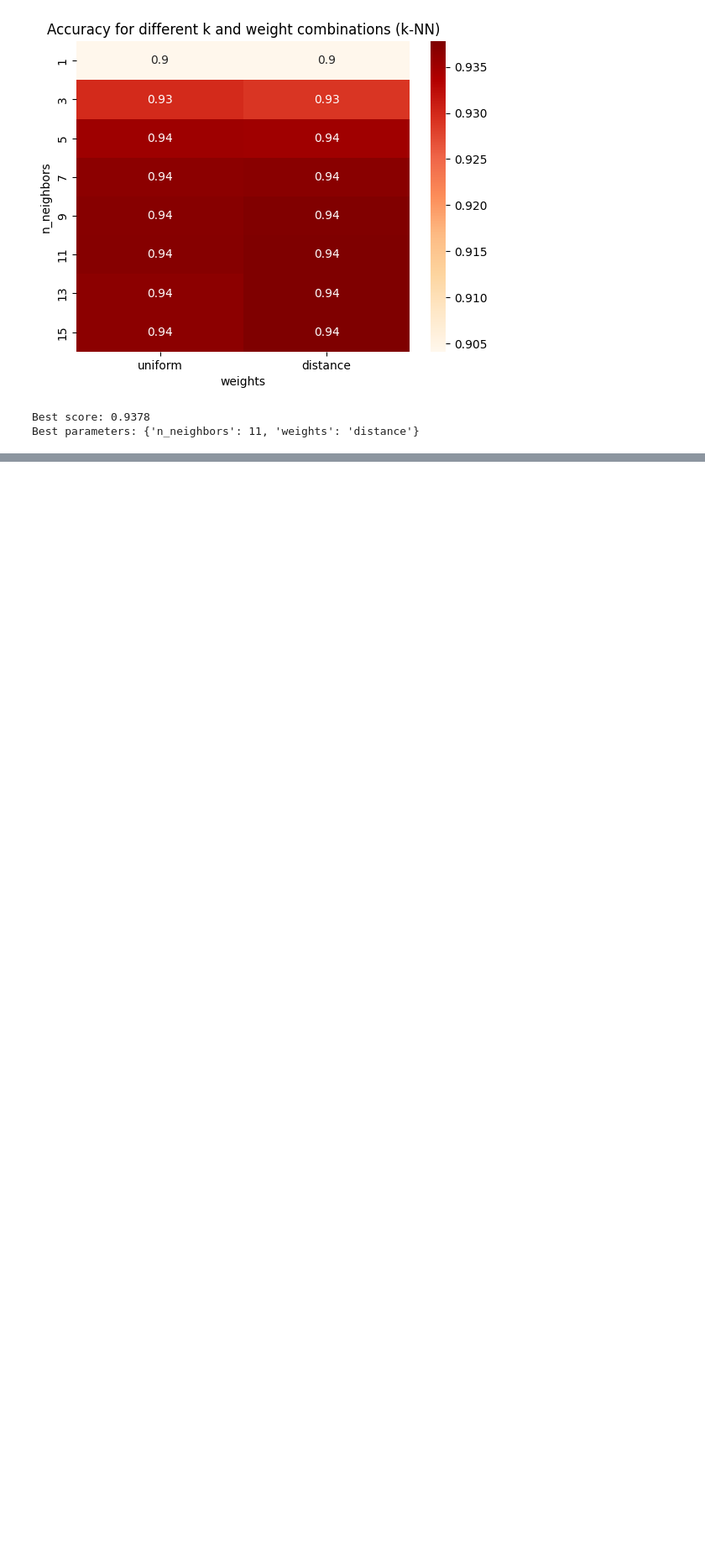
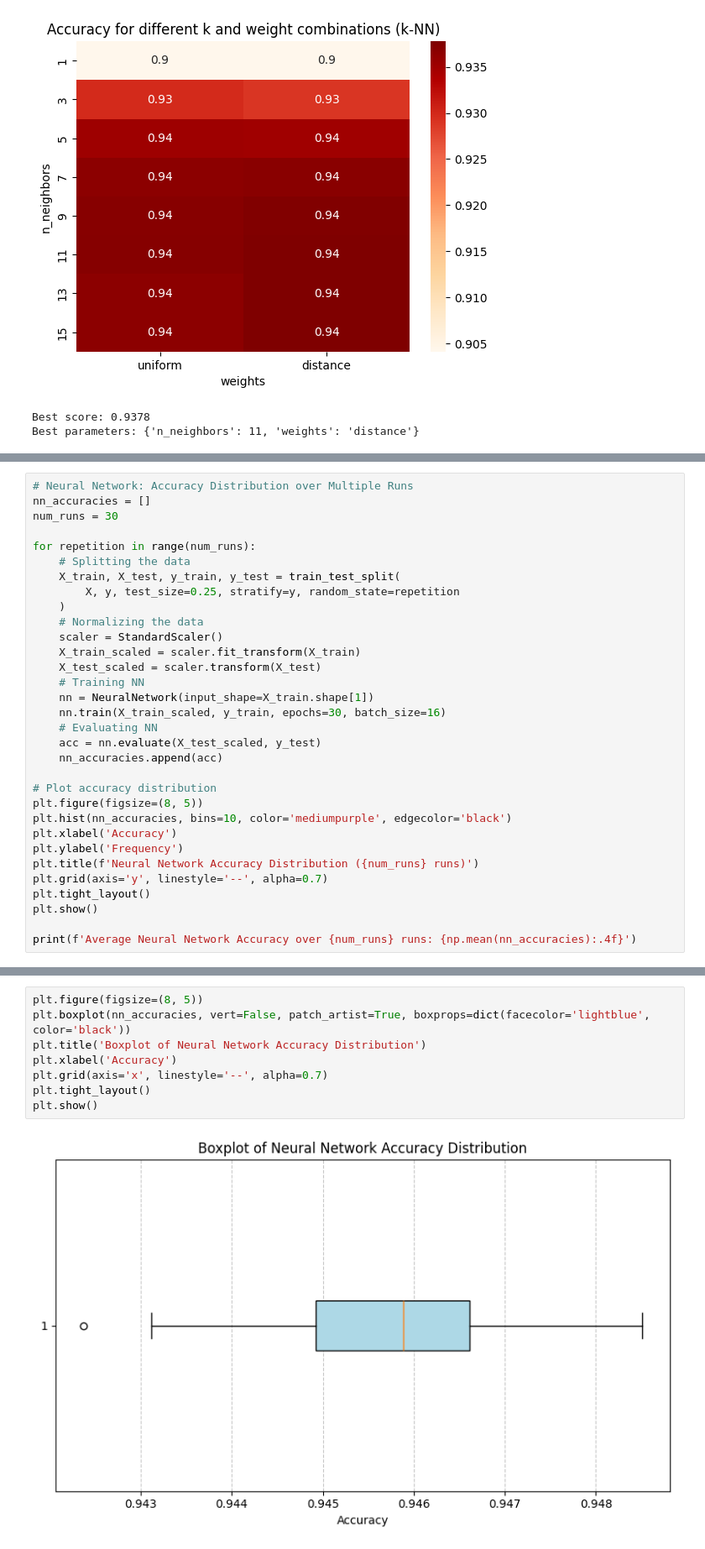
Before and after one commit to alexandre2004costa/IA_project2, a Jupyter notebook: main.ipynb, the cells around one changed output, grey strips where cells are left out. Shown at 84% size. Drawn from its saved outputs; the diff is of its cells as text; blank space fills up the shorter version.

Commit message:
Add: neural networks

```diff
--- a/main.ipynb
+++ b/main.ipynb
@@ -598,0 +717,32 @@ Best parameters: {'n_neighbors': 11, 'weights': 'distance'}
+# %%
+# Neural Network: Accuracy Distribution over Multiple Runs
+nn_accuracies = []
+num_runs = 30
+
+for repetition in range(num_runs):
+    # Splitting the data
+    X_train, X_test, y_train, y_test = train_test_split(
+        X, y, test_size=0.25, stratify=y, random_state=repetition
+    )
+    # Normalizing the data
+    scaler = StandardScaler()
+    X_train_scaled = scaler.fit_transform(X_train)
+    X_test_scaled = scaler.transform(X_test)
+    # Training NN
+    nn = NeuralNetwork(input_shape=X_train.shape[1])
+    nn.train(X_train_scaled, y_train, epochs=30, batch_size=16)
+    # Evaluating NN
+    acc = nn.evaluate(X_test_scaled, y_test)
+    nn_accuracies.append(acc)
+
+# Plot accuracy distribution
+plt.figure(figsize=(8, 5))
+plt.hist(nn_accuracies, bins=10, color='mediumpurple', edgecolor='black')
+plt.xlabel('Accuracy')
+plt.ylabel('Frequency')
+plt.title(f'Neural Network Accuracy Distribution ({num_runs} runs)')
+plt.grid(axis='y', linestyle='--', alpha=0.7)
+plt.tight_layout()
+plt.show()
+
+print(f'Average Neural Network Accuracy over {num_runs} runs: {np.mean(nn_accuracies):.4f}')
@@ -598,0 +968,10 @@ Best parameters: {'n_neighbors': 11, 'weights': 'distance'}
+# %%
+plt.figure(figsize=(8, 5))
+plt.boxplot(nn_accuracies, vert=False, patch_artist=True, boxprops=dict(facecolor='lightblue', color='black'))
+plt.title('Boxplot of Neural Network Accuracy Distribution')
+plt.xlabel('Accuracy')
+plt.grid(axis='x', linestyle='--', alpha=0.7)
+plt.tight_layout()
+plt.show()
+# %% [output]
+[figure, added]
```
Also changed, not shown: parts of 22 cells of this notebook, 2 other files.
